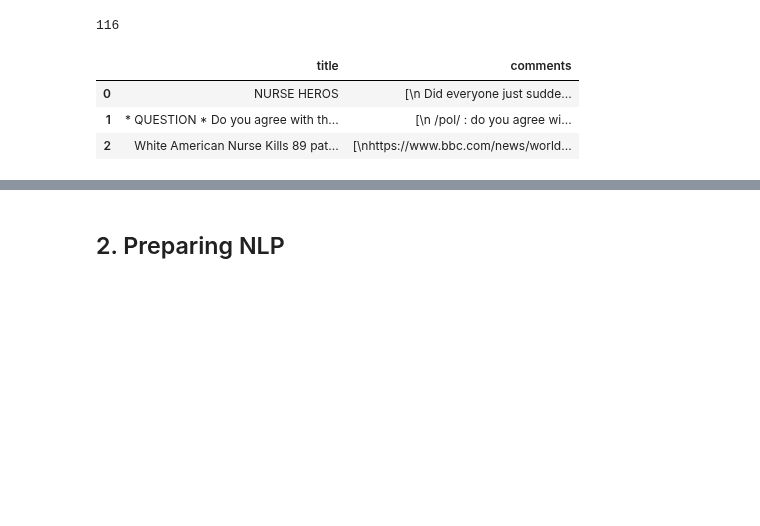
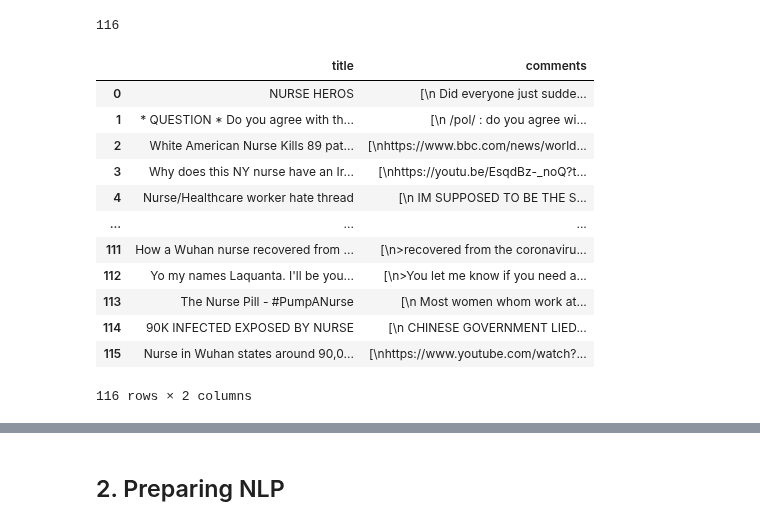
Before and after one commit to grasshoff/philhistcomp, a Jupyter notebook: docs/nurse_hate_thread/NewNurseHate.ipynb, the cells around one changed output, grey strips where cells are left out. Drawn from its saved outputs; the diff is of its cells as text; code cells hidden in the pictures; blank space fills up the shorter version.

```diff
--- a/docs/nurse_hate_thread/NewNurseHate.ipynb
+++ b/docs/nurse_hate_thread/NewNurseHate.ipynb
@@ -34,12 +34,21 @@ len(df)
 # %% [output]
 116
 # %%
-df.head(3)
+df.head(200)
 # %% [output]
 |  | title | comments |
 | 0 | NURSE HEROS | [\n Did everyone just sudde... |
 | 1 | * QUESTION * Do you agree with th... | [\n /pol/ : do you agree wi... |
 | 2 | White American Nurse Kills 89 pat... | [\nhttps://www.bbc.com/news/world... |
+| 3 | Why does this NY nurse have an Ir... | [\nhttps://youtu.be/EsqdBz-_noQ?t... |
+| 4 | Nurse/Healthcare worker hate thread | [\n IM SUPPOSED TO BE THE S... |
+| ... | ... | ... |
+| 111 | How a Wuhan nurse recovered from ... | [\n>recovered from the coronaviru... |
+| 112 | Yo my names Laquanta. I'll be you... | [\n>You let me know if you need a... |
+| 113 | The Nurse Pill - #PumpANurse | [\n Most women whom work at... |
+| 114 | 90K INFECTED EXPOSED BY NURSE | [\n CHINESE GOVERNMENT LIED... |
+| 115 | Nurse in Wuhan states around 90,0... | [\nhttps://www.youtube.com/watch?... |
+116 rows × 2 columns
 # %%
 def cleancomment(x):
     l=x[0].strip()
```
Also changed, not shown: parts of 17 cells of this notebook.
